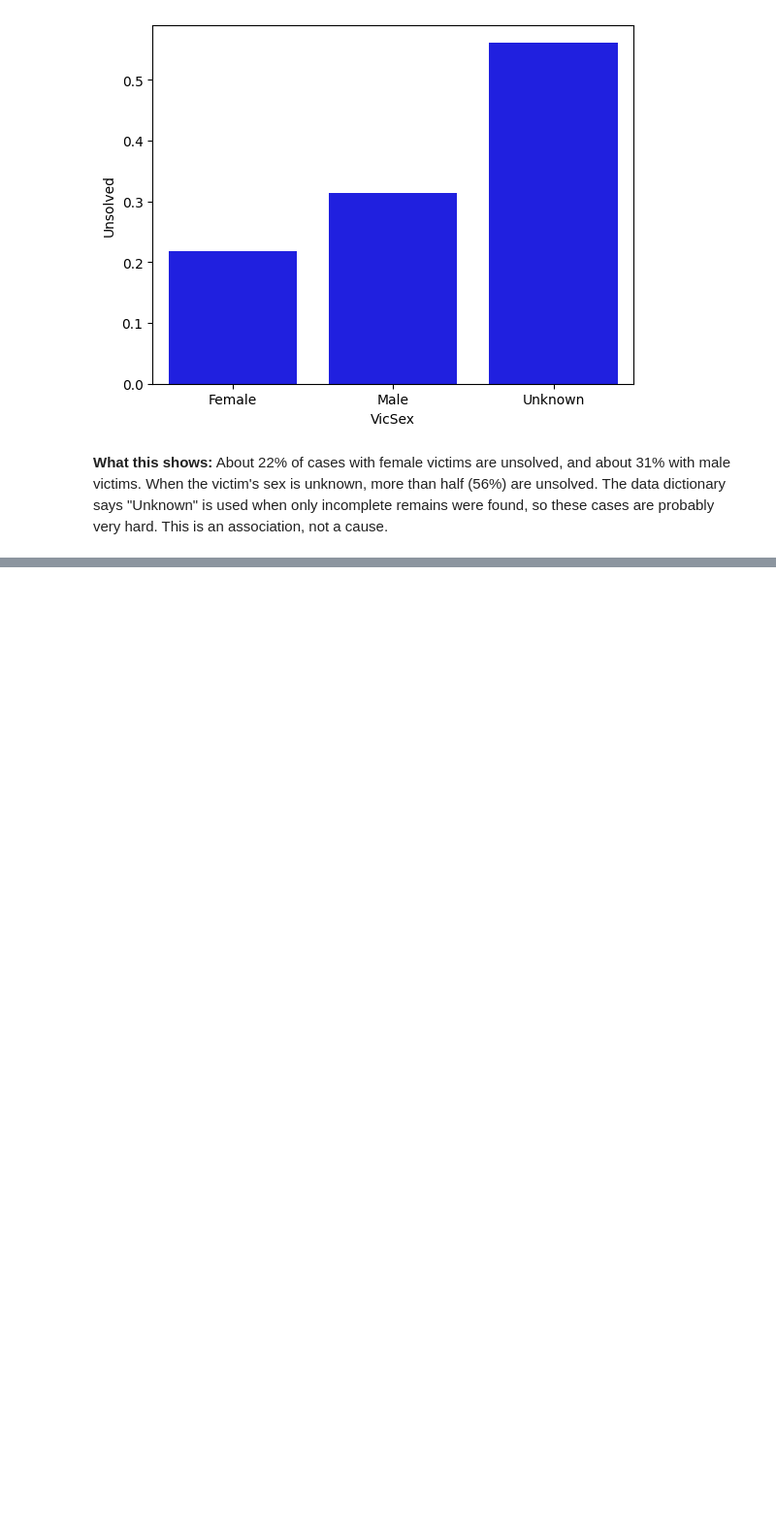
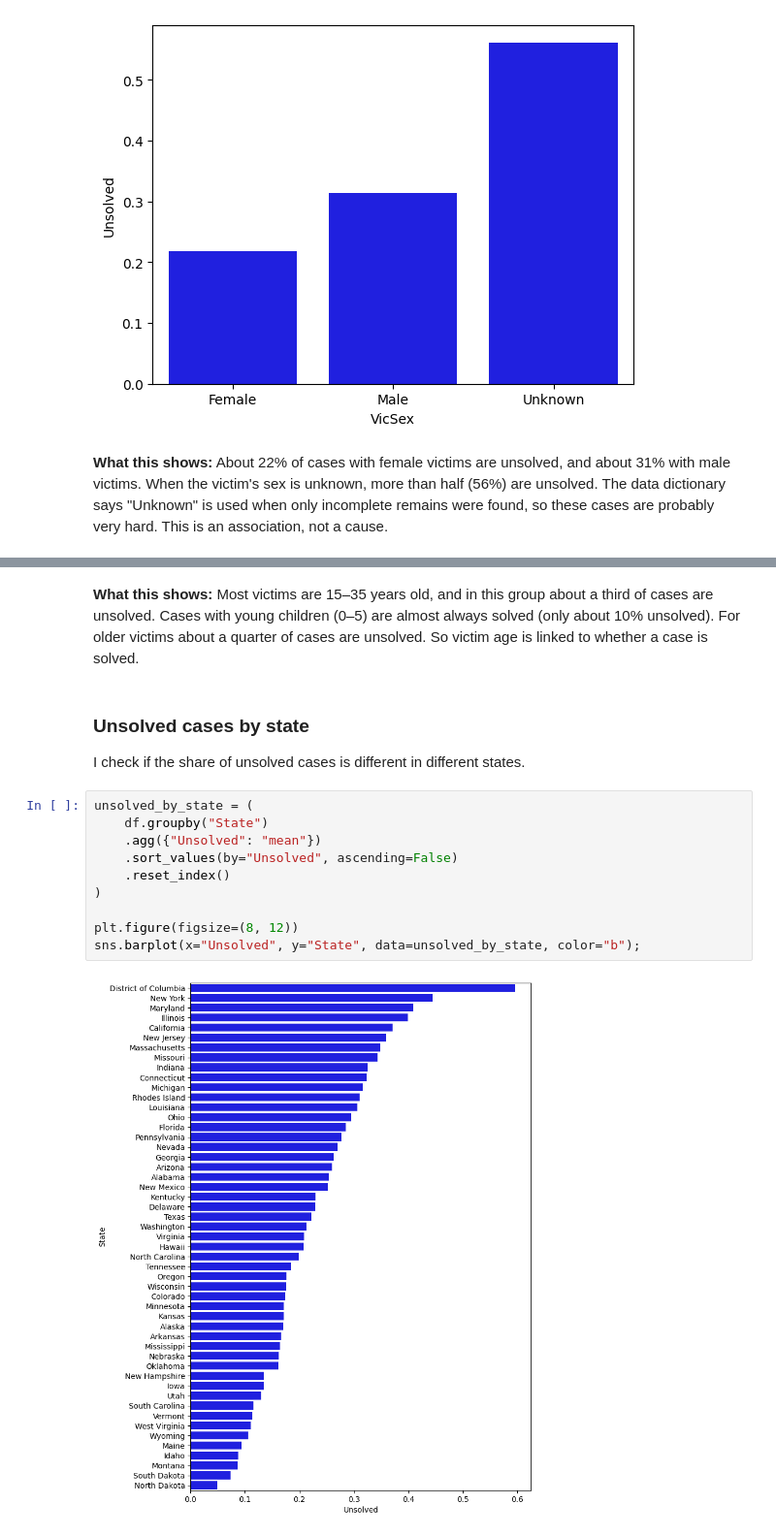
Before and after one commit to Anastasiia-hub0/unsolved-homicides-analysis, a Jupyter notebook: unsolved_homicides_analysis.ipynb, the cells around one changed output, grey strips where cells are left out. Shown at 97% size. Saved outputs shown, nothing was run; the diff lists cells and outputs as text; blank space fills up the shorter version.

```diff
--- a/unsolved_homicides_analysis.ipynb
+++ b/unsolved_homicides_analysis.ipynb
@@ -341,0 +351,17 @@ sns.barplot(x="VicSex", y="Unsolved", data=unsolved_by_sex, color="b");
+# %% [markdown]
+**What this shows:** Most victims are 15–35 years old, and in this group about a third of cases are unsolved. Cases with young children (0–5) are almost always solved (only about 10% unsolved). For older victims about a quarter of cases are unsolved. So victim age is linked to whether a case is solved.
+# %% [markdown]
+### Unsolved cases by state
+I check if the share of unsolved cases is different in different states.
+# %%
+unsolved_by_state = (
+    df.groupby("State")
+    .agg({"Unsolved": "mean"})
+    .sort_values(by="Unsolved", ascending=False)
+    .reset_index()
+)
+
+plt.figure(figsize=(8, 12))
+sns.barplot(x="Unsolved", y="State", data=unsolved_by_state, color="b");
+# %% [output]
+[figure, added]
```
Also changed, not shown: parts of 3 cells of this notebook.
